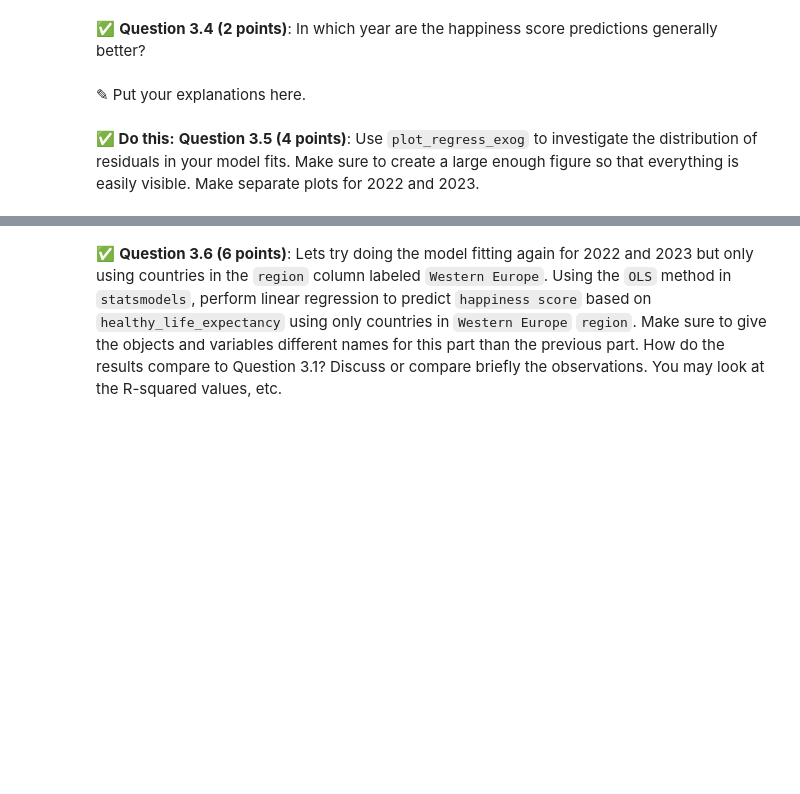
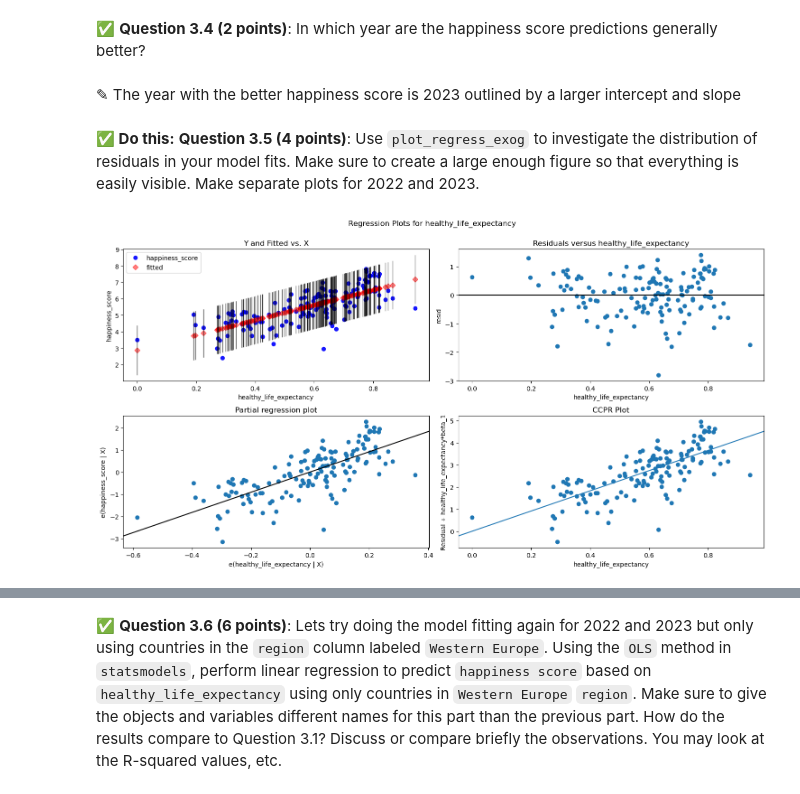
Before and after one commit to Jacob-Gross04/cmse202-s24-turnin, a Jupyter notebook: HW03/HW-03_Regression-S24-STUDENT.ipynb, the cells around one changed output, grey strips where cells are left out. Saved outputs shown, nothing was run; the diff lists cells and outputs as text; code cells hidden in the pictures; blank space fills up the shorter version.

```diff
--- a/HW03/HW-03_Regression-S24-STUDENT.ipynb
+++ b/HW03/HW-03_Regression-S24-STUDENT.ipynb
@@ -191,6 +279,6 @@ In this part, we'll perform some one-variable linear regression analysis on the
 # %% [markdown]
 &#9989;  **Question 3.4 (2 points)**: In which year are the happiness score predictions generally better?
-# %% [markdown]
-<font size=+3>&#9998;</font> Put your explanations here.
+# %% [markdown]
+<font size=+3>&#9998;</font> The year with the better happiness score is 2023 outlined by a larger intercept and slope
 # %% [markdown]
 **&#9989; Do this:** **Question 3.5 (4 points)**: Use `plot_regress_exog` to investigate the distribution of residuals in your model fits. Make sure to create a large enough figure so that everything is easily visible. Make separate plots for 2022 and 2023.
@@ -198,0 +285,7 @@ In this part, we'll perform some one-variable linear regression analysis on the
+# %%
+# Put code here.
+#2022
+fig = plt.figure(figsize=(15,8))
+fig = sm.graphics.plot_regress_exog(results, "healthy_life_expectancy", fig=fig)
+# %% [output]
+[figure, added]
```
Also changed, not shown: parts of 19 cells of this notebook.
